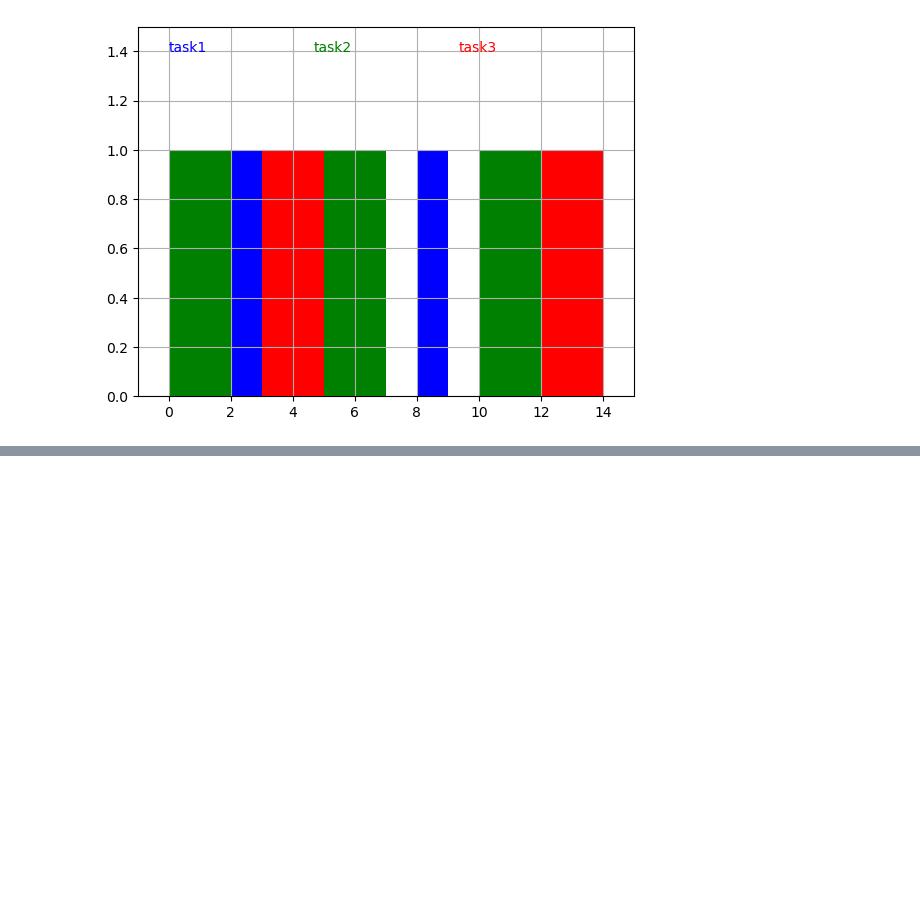
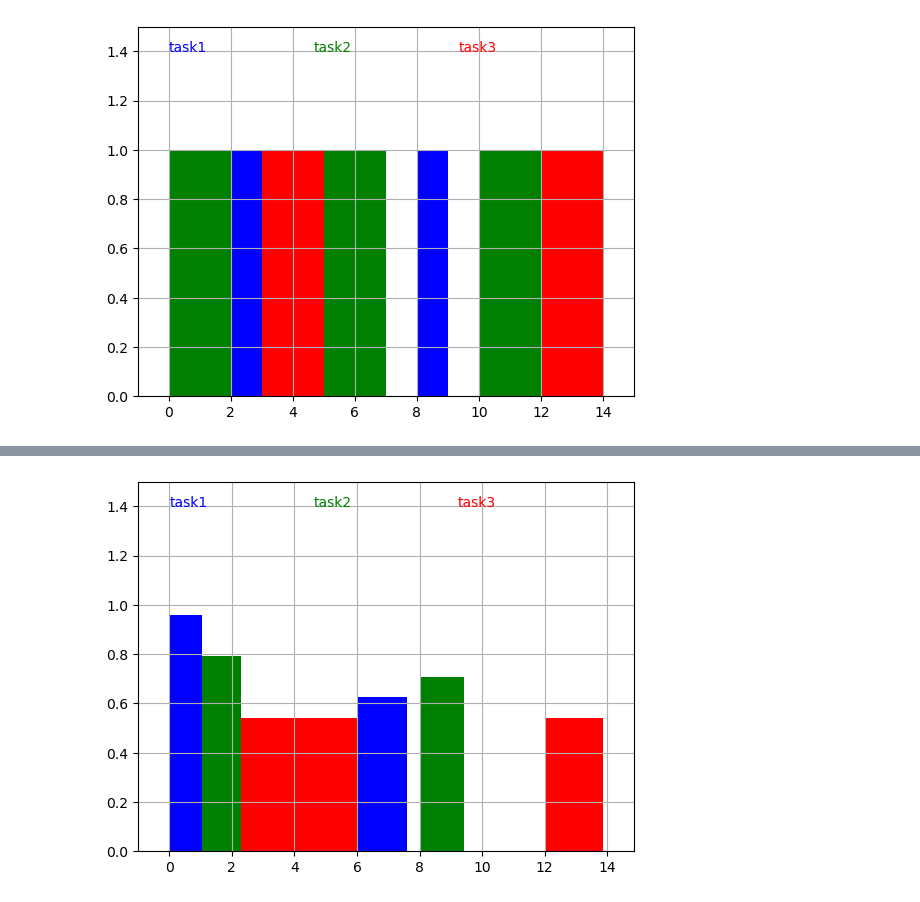
Before and after one commit to AbdulRahmanSilmy/CPUShedulingSim, a Jupyter notebook: compute_demo.ipynb, the cells around one changed output, grey strips where cells are left out. Cells and saved outputs as stored; diff of their text form; code cells hidden in the pictures; blank space fills up the shorter version.

```diff
--- a/compute_demo.ipynb
+++ b/compute_demo.ipynb
@@ -78,0 +129,9 @@ plot_results(computed_results)
+# %%
+#homework problem set 2 question 1
+task_info={"scheduling_algo":'CycleEDF',
+           "periods": np.array([6,8,12]),
+           "wc_exec_time": np.array([2,3,3]),
+           "invocations":[[1,1,2],
+                          [1,1,1]]}
+
+computed_results,dict_info=cpu_scheduling_compute(task_info)
@@ -78,0 +147,4 @@ plot_results(computed_results)
+# %%
+plot_results(computed_results)
+# %% [output]
+[figure, added]
```
Also changed, not shown: parts of 10 cells of this notebook.
